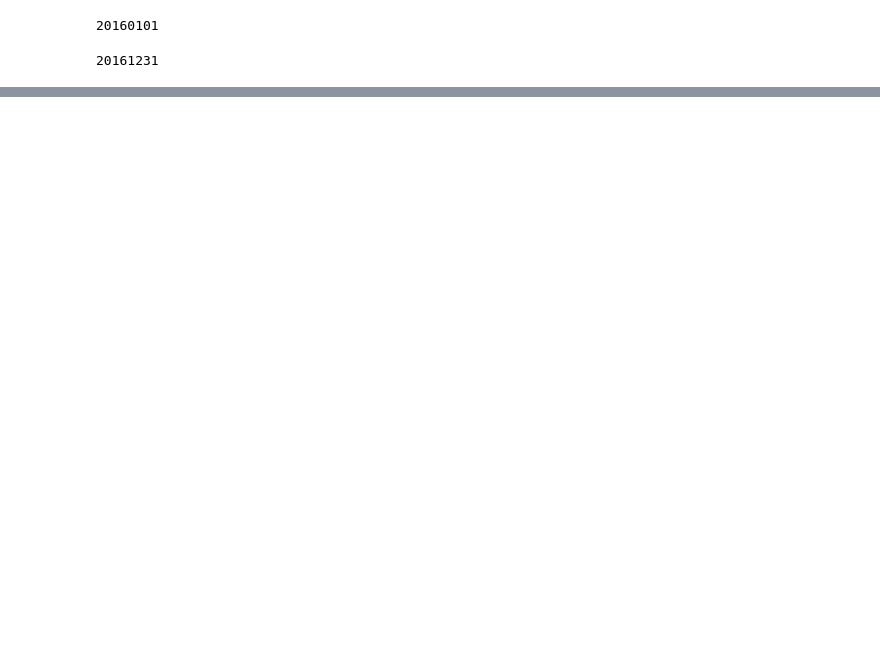
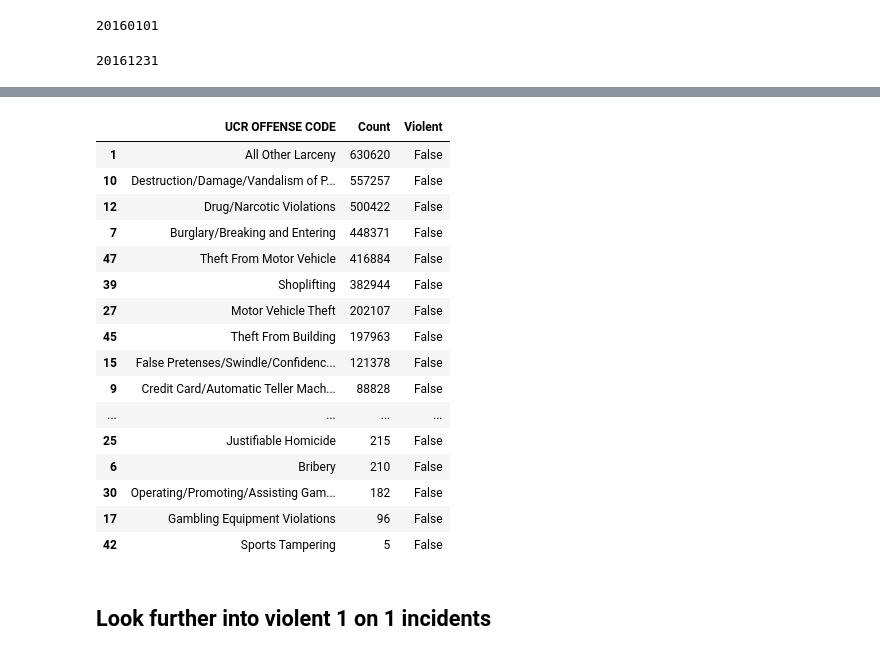
Before and after one commit to castle8080/violence_research, a Jupyter notebook: nat_incident_data.ipynb, the cells around one changed output, grey strips where cells are left out. Saved outputs shown, nothing was run; the diff lists cells and outputs as text; code cells hidden in the pictures; blank space fills up the shorter version.

```diff
--- a/nat_incident_data.ipynb
+++ b/nat_incident_data.ipynb
@@ -143,0 +185,24 @@ incident_data["INCIDENT DATE"].max()
+# %%
+violent_offense_types = [
+    'Simple Assault',
+    'Intimidation',
+    'Aggravated Assault',
+    'Fondling (Indecent Liberties/Child Molesting)',
+    'Rape',
+    'Kidnaping/Abduction',
+    'Statutory Rape',
+    'Sexual Assault With An Object',
+    'Murder/Nonnegligent Manslaughter',
+    'Human Trafficking - Commercial Sex Acts',
+    'Human Trafficking - Involuntary Servitude'
+]
+
+offense_type_counts = (incident_data
+    .groupby("UCR OFFENSE CODE")
+    .size()
+    .reset_index()
+    .rename(columns={0:'Count'})
+    .sort_values(by='Count', ascending=False)
+)
+
+offense_type_counts['Violent'] = offense_type_counts["UCR OFFENSE CODE"].apply(lambda c: c in violent_offense_types)
@@ -143,0 +225,24 @@ incident_data["INCIDENT DATE"].max()
+# %%
+# These are the offenses to not consider for study.
+# Should some of these be included?
+offense_type_counts[~offense_type_counts.Violent]
+# %% [output]
+|  | UCR OFFENSE CODE | Count | Violent |
+| 1 | All Other Larceny | 630620 | False |
+| 10 | Destruction/Damage/Vandalism of P... | 557257 | False |
+| 12 | Drug/Narcotic Violations | 500422 | False |
+| 7 | Burglary/Breaking and Entering | 448371 | False |
+| 47 | Theft From Motor Vehicle | 416884 | False |
+| 39 | Shoplifting | 382944 | False |
+| 27 | Motor Vehicle Theft | 202107 | False |
+| 45 | Theft From Building | 197963 | False |
+| 15 | False Pretenses/Swindle/Confidenc... | 121378 | False |
+| 9 | Credit Card/Automatic Teller Mach... | 88828 | False |
+| ... | ... | ... | ... |
+| 25 | Justifiable Homicide | 215 | False |
+| 6 | Bribery | 210 | False |
+| 30 | Operating/Promoting/Assisting Gam... | 182 | False |
+| 17 | Gambling Equipment Violations | 96 | False |
+| 42 | Sports Tampering | 5 | False |
+# %% [markdown]
+## Look further into violent 1 on 1 incidents
```
Also changed, not shown: parts of 15 cells of this notebook, 3 other files.
